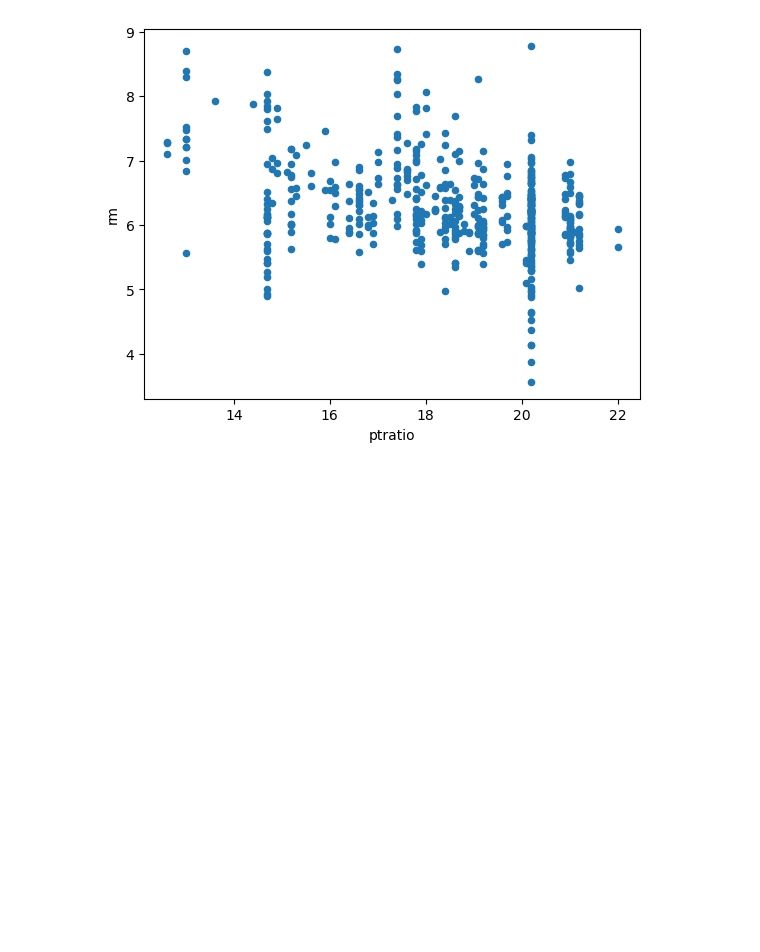
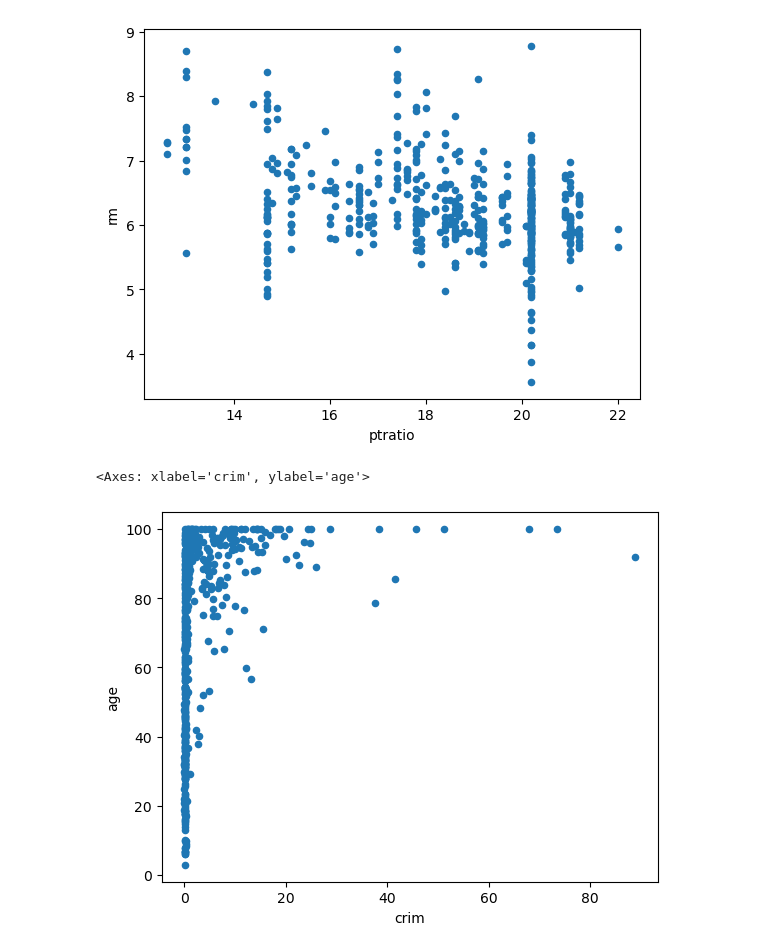
Before and after one commit to carolinegreen16/A_2, a Jupyter notebook: Assignment3/A3.ipynb, the cells around one changed output. Cells and saved outputs as stored; diff of their text form; code cells hidden in the pictures; blank space fills up the shorter version.

```diff
--- a/Assignment3/A3.ipynb
+++ b/Assignment3/A3.ipynb
@@ -190,3 +190,13 @@ df.plot(x='ptratio', y='rm', kind='scatter')
 [figure]
 [figure]
 [figure]
+# %%
+## (d)
+    ## According to the first graph above, lstat, which represents the
+    ## lower status of the population are directly related.
+df.plot(x='crim', y='age', kind='scatter')
+    ## The graph below suggests the crime rates are fairely low for
+    ## most towns involved in this data set regardless of age.
+# %% [output]
+<Axes: xlabel='crim', ylabel='age'>
+[figure, added]
```
Also changed, not shown: parts of 3 cells of this notebook.
